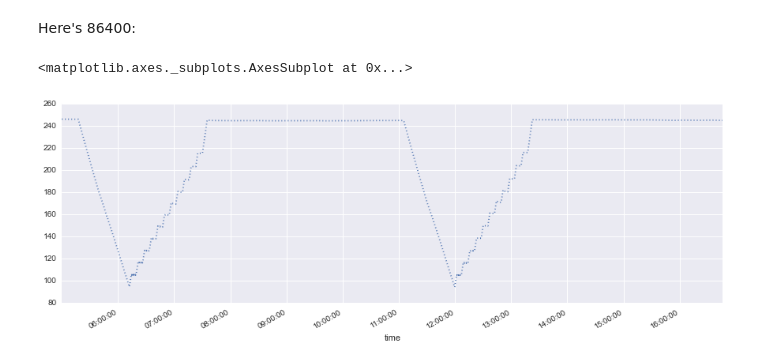
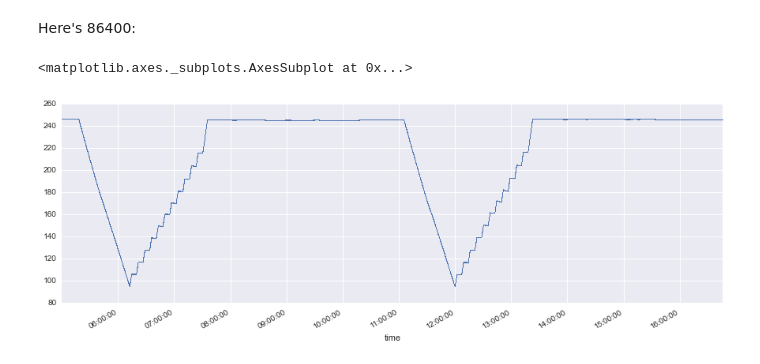
Before and after one commit to petercable/shared_notebooks, a Jupyter notebook: CTD profiler.ipynb, the cells around one changed output. Cells and saved outputs as stored; diff of their text form; code cells hidden in the pictures.

```diff
--- a/CTD profiler.ipynb
+++ b/CTD profiler.ipynb
@@ -58,7 +59,7 @@ df9000.seawater_pressure[df9000.index>'2015-06-26 05:00:00.0'].plot(figsize=(15,
 # %% [markdown]
 Here's 86400:
 # %%
-df86400.seawater_pressure[df86400.index>'2015-06-26 05:00:00.0'].plot(figsize=(15,5), style=':')
+df86400.seawater_pressure[df86400.index>'2015-06-26 05:00:00.0'].plot(figsize=(15,5), style=',')
 # %% [output]
 <matplotlib.axes._subplots.AxesSubplot at 0x...>
-[figure, old version]
+[figure, new version]
```
Also changed, not shown: parts of 7 cells of this notebook, 4 other files.
